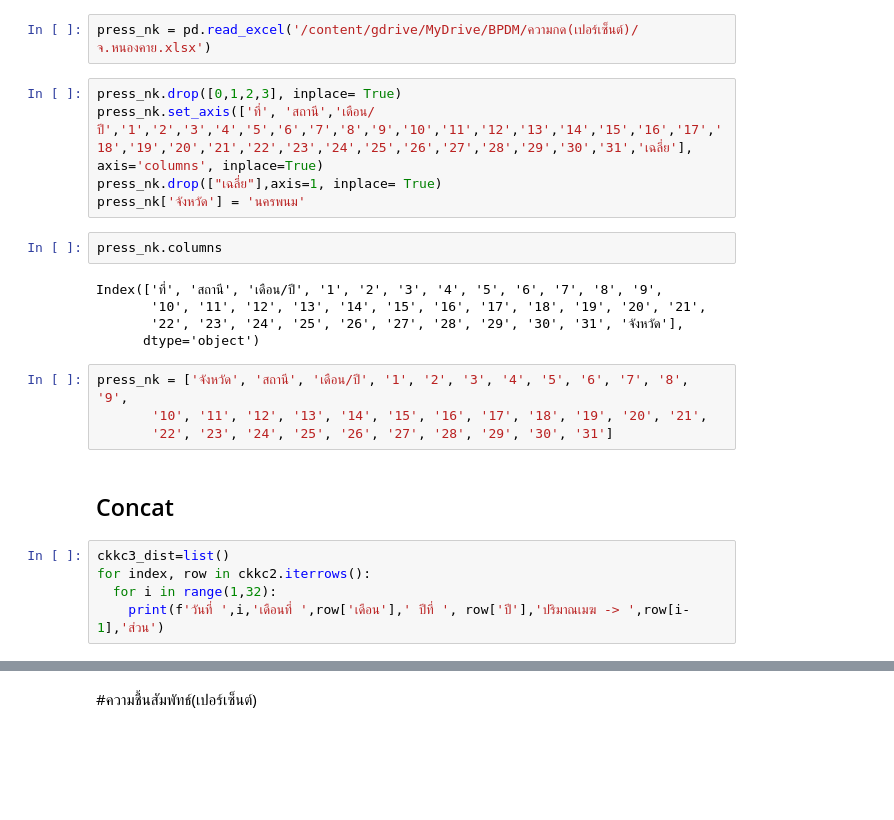
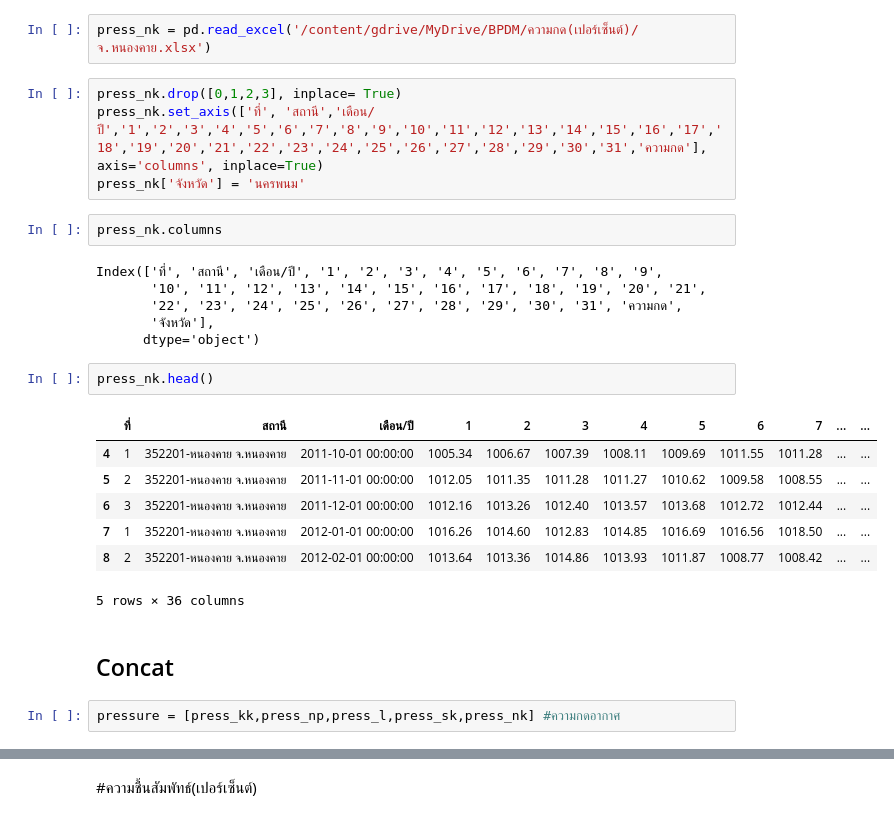
Before and after one commit to Ninkrn/bsc_dpdm22, a Jupyter notebook: Quiz_Group.ipynb, the cells around one changed output, grey strips where cells are left out. Drawn from its saved outputs; the diff is of its cells as text; blank space fills up the shorter version.

```diff
--- a/Quiz_Group.ipynb
+++ b/Quiz_Group.ipynb
@@ -155,24 +155,27 @@ press_sk = ['จังหวัด', 'สถานี', 'เดือน/ปี'
 press_nk = pd.read_excel('/content/gdrive/MyDrive/BPDM/ความกด(เปอร์เซ็นต์)/จ.หนองคาย.xlsx')
 # %%
 press_nk.drop([0,1,2,3], inplace= True)
-press_nk.set_axis(['ที่', 'สถานี','เดือน/ปี','1','2','3','4','5','6','7','8','9','10','11','12','13','14','15','16','17','18','19','20','21','22','23','24','25','26','27','28','29','30','31','เฉลี่ย'], axis='columns', inplace=True)
-press_nk.drop(["เฉลี่ย"],axis=1, inplace= True)
+press_nk.set_axis(['ที่', 'สถานี','เดือน/ปี','1','2','3','4','5','6','7','8','9','10','11','12','13','14','15','16','17','18','19','20','21','22','23','24','25','26','27','28','29','30','31','ความกด'], axis='columns', inplace=True)
 press_nk['จังหวัด'] = 'นครพนม'
 # %%
 press_nk.columns
 # %% [output]
 Index(['ที่', 'สถานี', 'เดือน/ปี', '1', '2', '3', '4', '5', '6', '7', '8', '9',
        '10', '11', '12', '13', '14', '15', '16', '17', '18', '19', '20', '21',
-       '22', '23', '24', '25', '26', '27', '28', '29', '30', '31', 'จังหวัด'],
+       '22', '23', '24', '25', '26', '27', '28', '29', '30', '31', 'ความกด',
+       'จังหวัด'],
       dtype='object')
-# %%
-press_nk = ['จังหวัด', 'สถานี', 'เดือน/ปี', '1', '2', '3', '4', '5', '6', '7', '8', '9',
-       '10', '11', '12', '13', '14', '15', '16', '17', '18', '19', '20', '21',
-       '22', '23', '24', '25', '26', '27', '28', '29', '30', '31']
+# %%
+press_nk.head()
+# %% [output]
+|  | ที่ | สถานี | เดือน/ปี | 1 | 2 | 3 | 4 | 5 | 6 | 7 | ... | ... |
+| 4 | 1 | 352201-หนองคาย จ.หนองคาย | 2011-10-01 00:00:00 | 1005.34 | 1006.67 | 1007.39 | 1008.11 | 1009.69 | 1011.55 | 1011.28 | ... | ... |
+| 5 | 2 | 352201-หนองคาย จ.หนองคาย | 2011-11-01 00:00:00 | 1012.05 | 1011.35 | 1011.28 | 1011.27 | 1010.62 | 1009.58 | 1008.55 | ... | ... |
+| 6 | 3 | 352201-หนองคาย จ.หนองคาย | 2011-12-01 00:00:00 | 1012.16 | 1013.26 | 1012.40 | 1013.57 | 1013.68 | 1012.72 | 1012.44 | ... | ... |
+| 7 | 1 | 352201-หนองคาย จ.หนองคาย | 2012-01-01 00:00:00 | 1016.26 | 1014.60 | 1012.83 | 1014.85 | 1016.69 | 1016.56 | 1018.50 | ... | ... |
+| 8 | 2 | 352201-หนองคาย จ.หนองคาย | 2012-02-01 00:00:00 | 1013.64 | 1013.36 | 1014.86 | 1013.93 | 1011.87 | 1008.77 | 1008.42 | ... | ... |
+5 rows × 36 columns
 # %% [markdown]
 ## Concat
-# %%
-ckkc3_dist=list()
-for index, row in ckkc2.iterrows():
-  for i in range(1,32):
-    print(f'วันที่ ',i,'เดือนที่ ',row['เดือน'],' ปีที่ ', row['ปี'],'ปริมาณเมฆ -> ',row[i-1],'ส่วน')
+# %%
+pressure = [press_kk,press_np,press_l,press_sk,press_nk] #ความกดอากาศ
```
Also changed, not shown: parts of 56 cells of this notebook.
